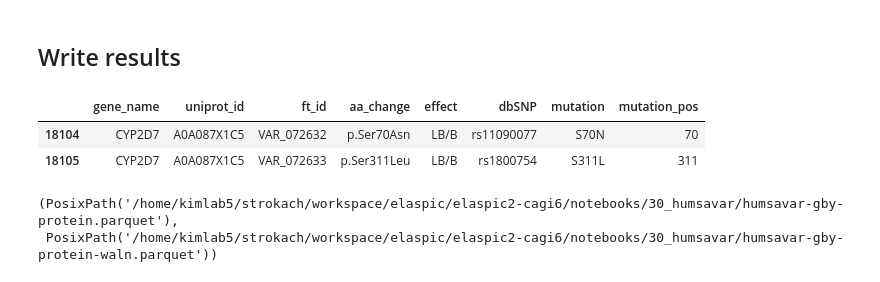
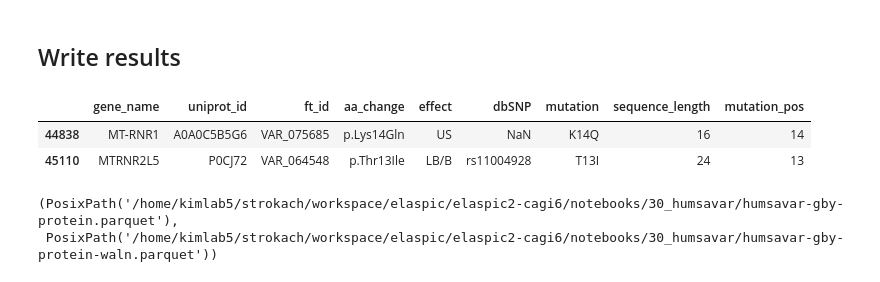
Before and after one commit to elaspic/cagi6-submission, a Jupyter notebook: notebooks/30_humsavar.ipynb, the cells around one changed output. Cells and saved outputs as stored; diff of their text form; code cells hidden in the pictures.

Commit message:
Sort humsavar output by sequence length

```diff
--- a/notebooks/30_humsavar.ipynb
+++ b/notebooks/30_humsavar.ipynb
@@ -532,16 +532,21 @@ Lost 5289 rows!
 #     assert sequence == alignment[1].strip()
 # %% [markdown]
 ## Write results
+# %%
+uniprot_sequence_length_lookup = {k: len(v) for k, v in uniprot_sequence_lookup.items()}
 # %%
+humsavar_df["sequence_length"] = humsavar_df["uniprot_id"].map(uniprot_sequence_length_lookup)
 humsavar_df["mutation_pos"] = humsavar_df["mutation"].str[1:-1].astype(int)
 
-humsavar_df = humsavar_df.sort_values(["uniprot_id", "mutation_pos"])
+humsavar_df = humsavar_df.sort_values(
+    ["sequence_length", "uniprot_id", "mutation_pos"], ascending=True
+)
 
 humsavar_df.head(2)
 # %% [output]
-|  | gene_name | uniprot_id | ft_id | aa_change | effect | dbSNP | mutation | mutation_pos |
-| 18104 | CYP2D7 | A0A087X1C5 | VAR_072632 | p.Ser70Asn | LB/B | rs11090077 | S70N | 70 |
-| 18105 | CYP2D7 | A0A087X1C5 | VAR_072633 | p.Ser311Leu | LB/B | rs1800754 | S311L | 311 |
+|  | gene_name | uniprot_id | ft_id | aa_change | effect | dbSNP | mutation | sequence_length | mutation_pos |
+| 44838 | MT-RNR1 | A0A0C5B5G6 | VAR_075685 | p.Lys14Gln | US | NaN | K14Q | 16 | 14 |
+| 45110 | MTRNR2L5 | P0CJ72 | VAR_064548 | p.Thr13Ile | LB/B | rs11004928 | T13I | 24 | 13 |
 # %%
 def load_alignments(uniprot_ids_and_sequences):
     alignments = {}
```
Also changed, not shown: parts of 3 cells of this notebook, 1 other file.
